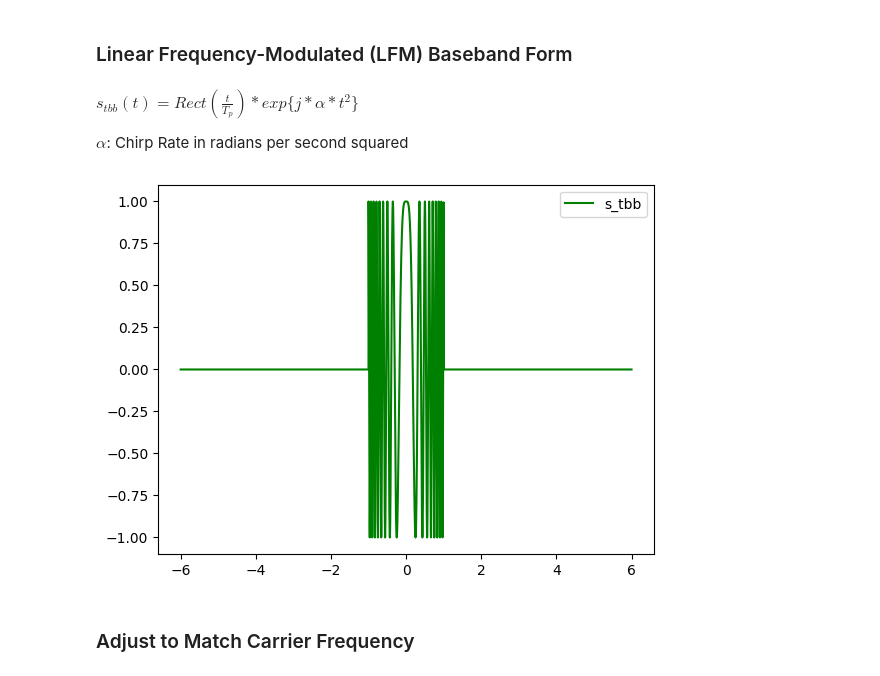
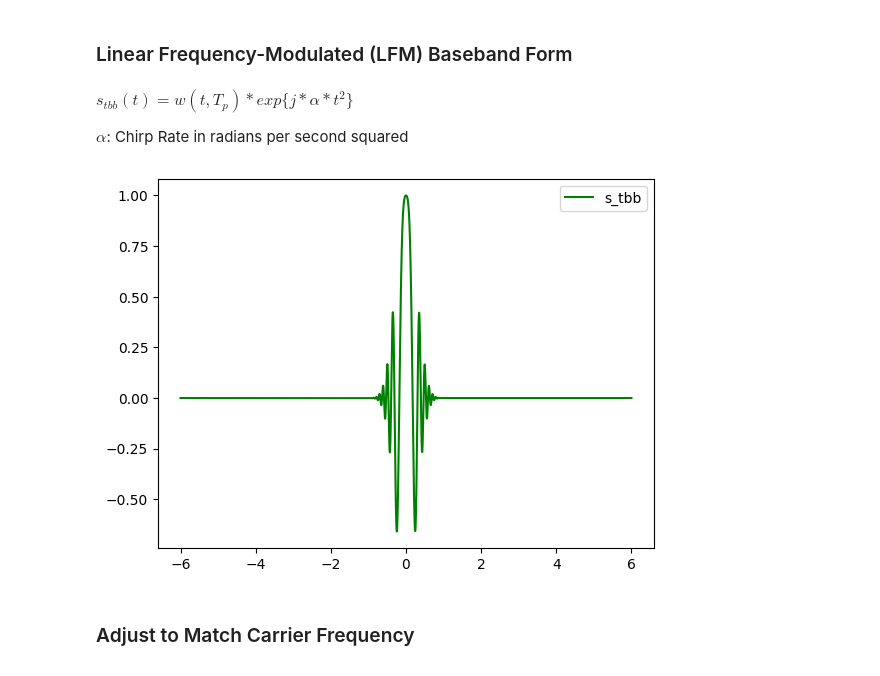
Before and after one commit to YixiangWu/SAR, a Jupyter notebook: SAR.ipynb, the cells around one changed output. Cells and saved outputs as stored; diff of their text form; code cells hidden in the pictures.

```diff
--- a/SAR.ipynb
+++ b/SAR.ipynb
@@ -8,0 +17,10 @@ import scipy.signal as signal
+# %%
+Tp = 2  # Pulse Duration
+delta_t = 1/1000  # Time Increment
+t = np.arange(-6, 6, delta_t)
+
+N_total = len(t)  # Number of Total Samples
+N_pulse = int(Tp / delta_t)  # Number of Pulse Samples
+
+window = np.zeros(N_total)  # initialize Window with zeros
+start, end = (len(t) // 2) - (N_pulse // 2), (len(t) // 2) + (N_pulse // 2)  # Start and End of the Pulse, len(t) // 2: Mid
@@ -8,0 +37,6 @@ import scipy.signal as signal
+# %%
+window[start:end] = signal.windows.boxcar(N_pulse)
+
+plt.plot(t, np.real(window), 'g', label='Boxcar')
+plt.legend()
+plt.draw()
@@ -8,0 +64,7 @@ import scipy.signal as signal
+# %%
+beta = 14
+window[start:end] = signal.windows.kaiser(N_pulse, beta)
+
+plt.plot(t, np.real(window), 'g', label='Kaiser')
+plt.legend()
+plt.draw()
@@ -17,9 +74,0 @@ $T_p$: Pulse Duration
-# %%
-Tp = 2  # Pulse Duration
-t = np.arange(-6, 6, t_step := 1/1000)
-
-rect = (np.abs(t) <= Tp/2)
-
-plt.plot(t, np.real(rect), 'g', label='Rect')
-plt.legend()
-plt.draw()
@@ -28,19 +75,19 @@ plt.draw()
 # %% [markdown]
 ### Linear Frequency-Modulated (LFM) Baseband Form
 # %% [markdown]
-$s_{tbb}(t) = Rect(\frac{t}{T_p}) * exp\{ j * \alpha * t^2\}$
+$s_{tbb}(t) = w(t, T_p) * exp\{ j * \alpha * t^2\}$
 
 $\alpha$: Chirp Rate in radians per second squared
 # %%
 alpha = 2 * np.pi * 8  # Chirp Rate
 
-s_tbb = rect * np.exp(1j * alpha * t**2)
+s_tbb = window * np.exp(1j * alpha * t**2)
 
 plt.plot(t, np.real(s_tbb), 'g', label='s_tbb')
 plt.legend()
 plt.draw()
 # %% [output]
-[figure, old version]
+[figure, new version]
 # %% [markdown]
 ### Adjust to Match Carrier Frequency
 # %% [markdown]
```
Also changed, not shown: parts of 17 cells of this notebook.
